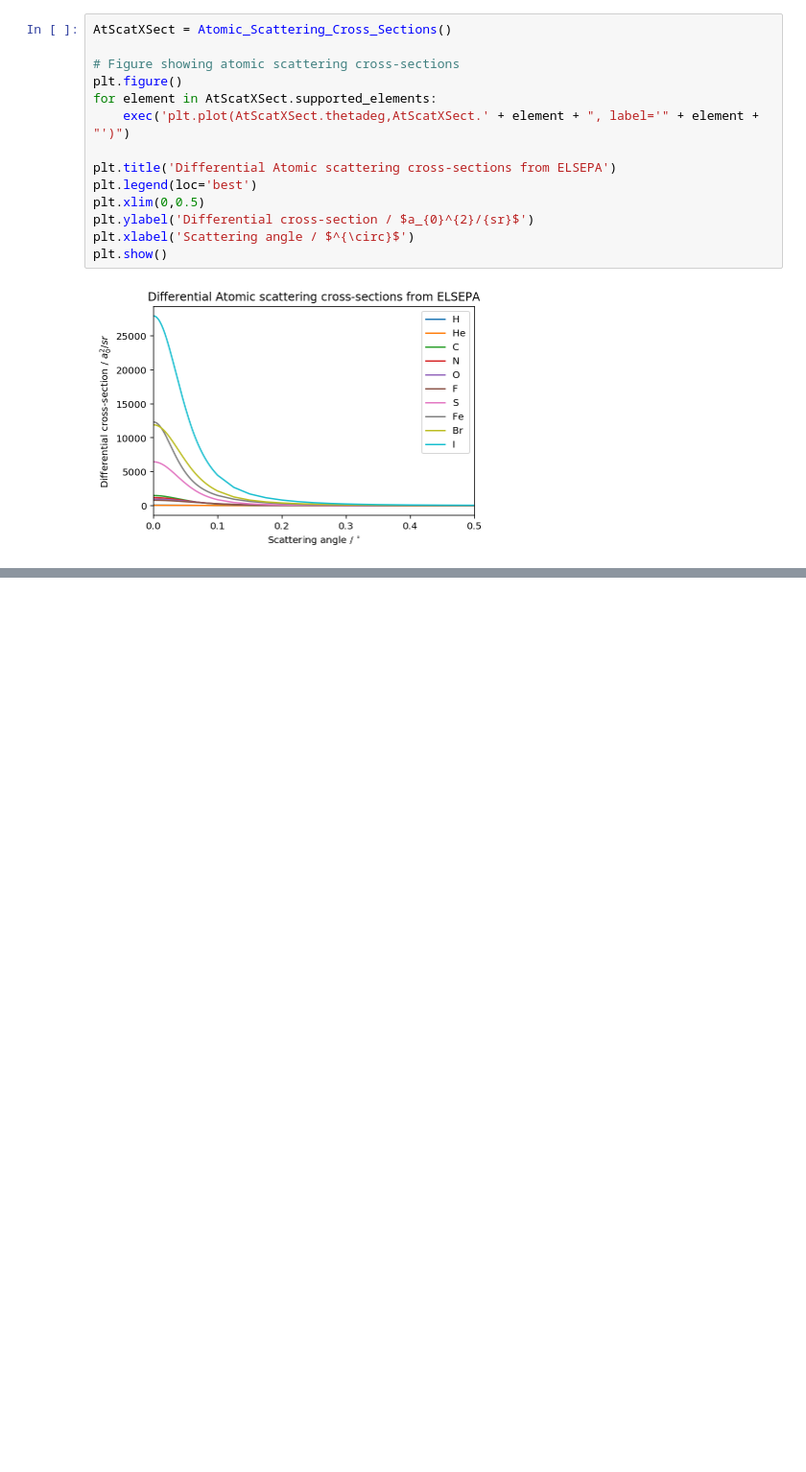
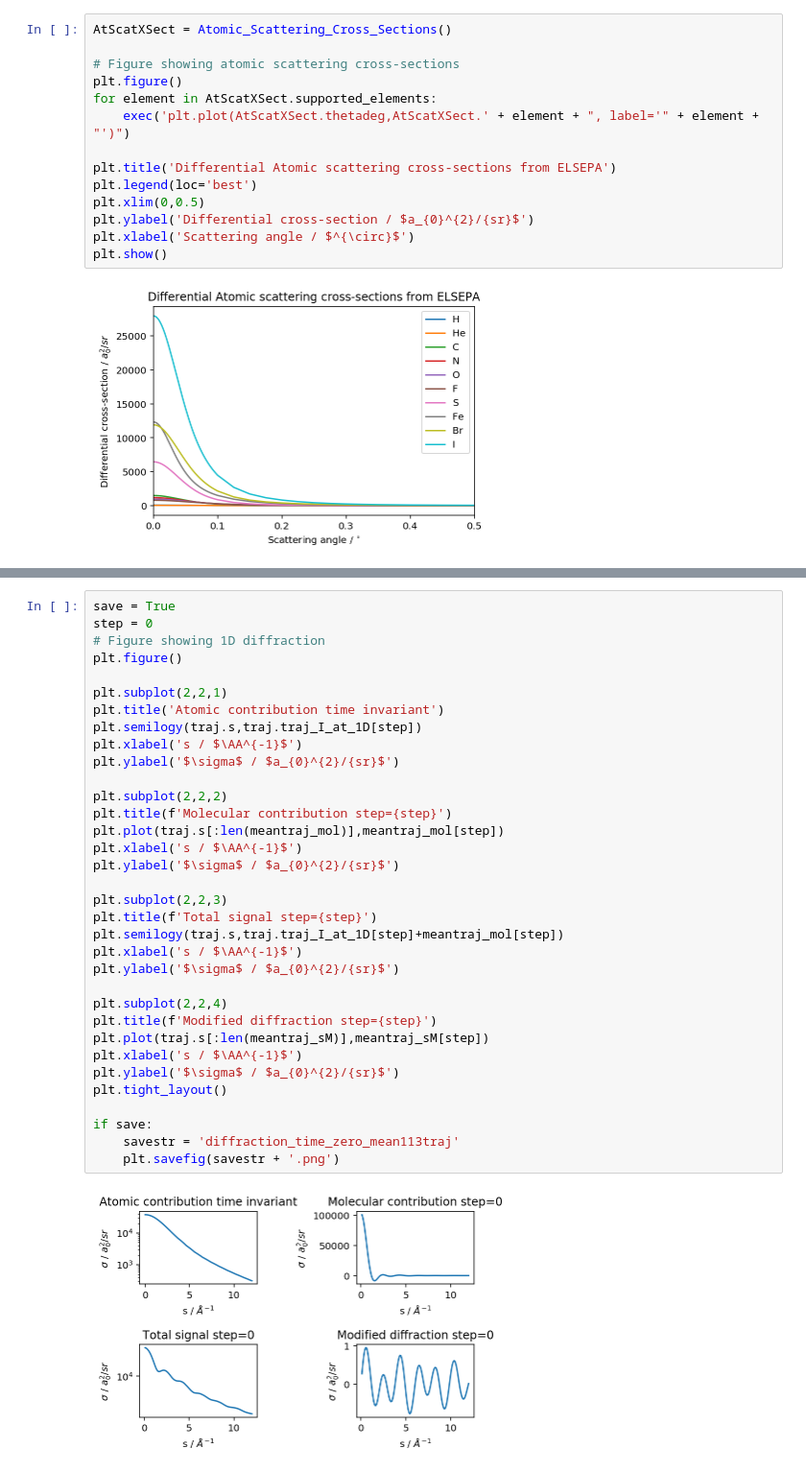
Before and after one commit to btoulson/MeV-UED, a Jupyter notebook: Diffraction_trajectories.ipynb, the cells around one changed output, grey strips where cells are left out. Shown at 96% size. Saved outputs shown, nothing was run; the diff lists cells and outputs as text; blank space fills up the shorter version.

```diff
--- a/Diffraction_trajectories.ipynb
+++ b/Diffraction_trajectories.ipynb
@@ -103,0 +157,36 @@ FileNotFoundError: [Errno 2] No such file or directory: 'H 3p7MeV.dat'
+# %%
+save = True
+step = 0
+# Figure showing 1D diffraction
+plt.figure()
+
+plt.subplot(2,2,1)
+plt.title('Atomic contribution time invariant')
+plt.semilogy(traj.s,traj.traj_I_at_1D[step])
+plt.xlabel('s / $\AA^{-1}$')
+plt.ylabel('$\sigma$ / $a_{0}^{2}/{sr}$')
+
+plt.subplot(2,2,2)
+plt.title(f'Molecular contribution step={step}')
+plt.plot(traj.s[:len(meantraj_mol)],meantraj_mol[step])
+plt.xlabel('s / $\AA^{-1}$')
+plt.ylabel('$\sigma$ / $a_{0}^{2}/{sr}$')
+
+plt.subplot(2,2,3)
+plt.title(f'Total signal step={step}')
+plt.semilogy(traj.s,traj.traj_I_at_1D[step]+meantraj_mol[step])
+plt.xlabel('s / $\AA^{-1}$')
+plt.ylabel('$\sigma$ / $a_{0}^{2}/{sr}$')
+
+plt.subplot(2,2,4)
+plt.title(f'Modified diffraction step={step}')
+plt.plot(traj.s[:len(meantraj_sM)],meantraj_sM[step])
+plt.xlabel('s / $\AA^{-1}$')
+plt.ylabel('$\sigma$ / $a_{0}^{2}/{sr}$')
+plt.tight_layout()
+
+if save:
+    savestr = 'diffraction_time_zero_mean113traj'
+    plt.savefig(savestr + '.png')
+# %% [output]
+[figure, added]
```
Also changed, not shown: parts of 18 cells of this notebook, 2 other files.
